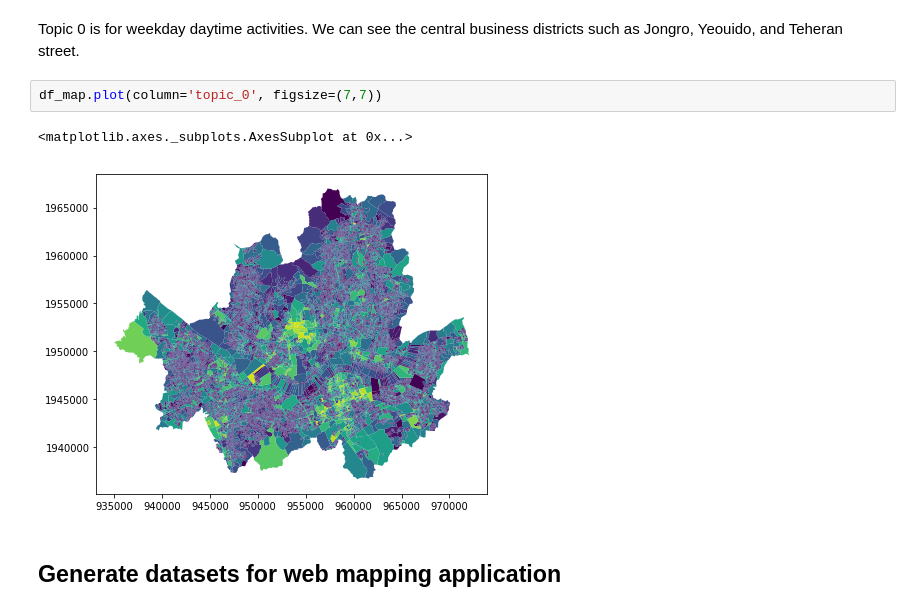
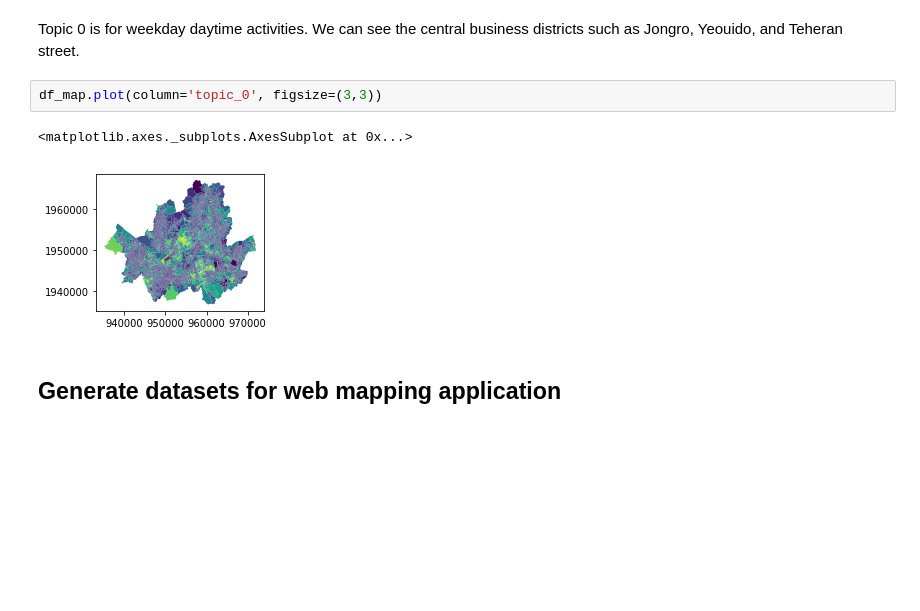
Before and after one commit to yonghah/urban-activity-topics, a Jupyter notebook: notebooks/UrbanActivityTopics.ipynb, the cells around one changed output. Saved outputs shown, nothing was run; the diff lists cells and outputs as text; blank space fills up the shorter version.

Commit message:
smaller figure

```diff
--- a/notebooks/UrbanActivityTopics.ipynb
+++ b/notebooks/UrbanActivityTopics.ipynb
@@ -208,10 +208,10 @@ df_map.drop(columns=['TOT_REG_CD', 'ADM_CD'], inplace=True)
 # %% [markdown]
 Topic 0 is for weekday daytime activities. We can see the central business districts such as Jongro, Yeouido, and Teheran street.
 # %%
-df_map.plot(column='topic_0', figsize=(7,7))
+df_map.plot(column='topic_0', figsize=(3,3))
 # %% [output]
 <matplotlib.axes._subplots.AxesSubplot at 0x...>
-[figure, old version]
+[figure, new version]
 # %% [markdown]
 ## Generate datasets for web mapping application
 # %% [markdown]
```
